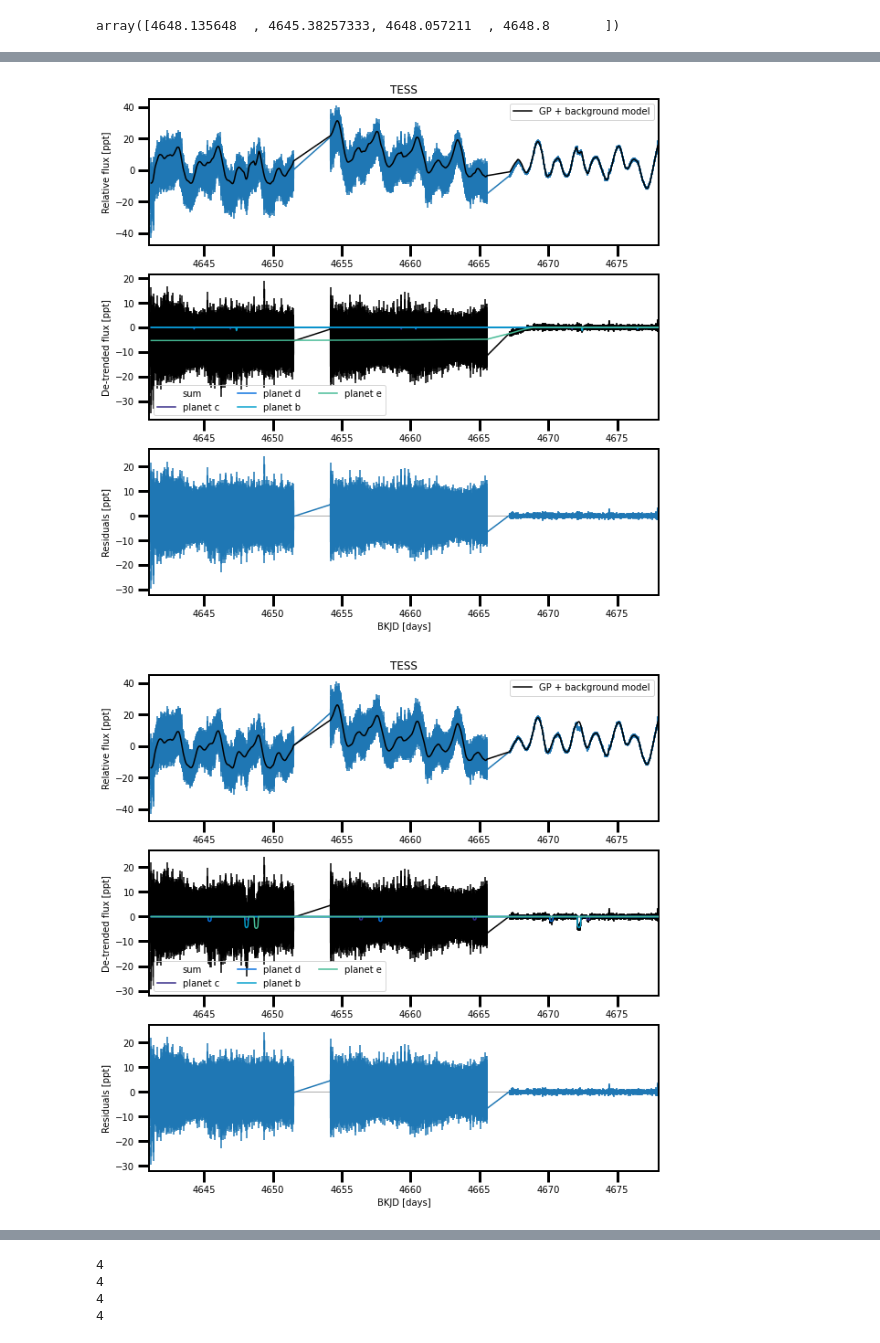
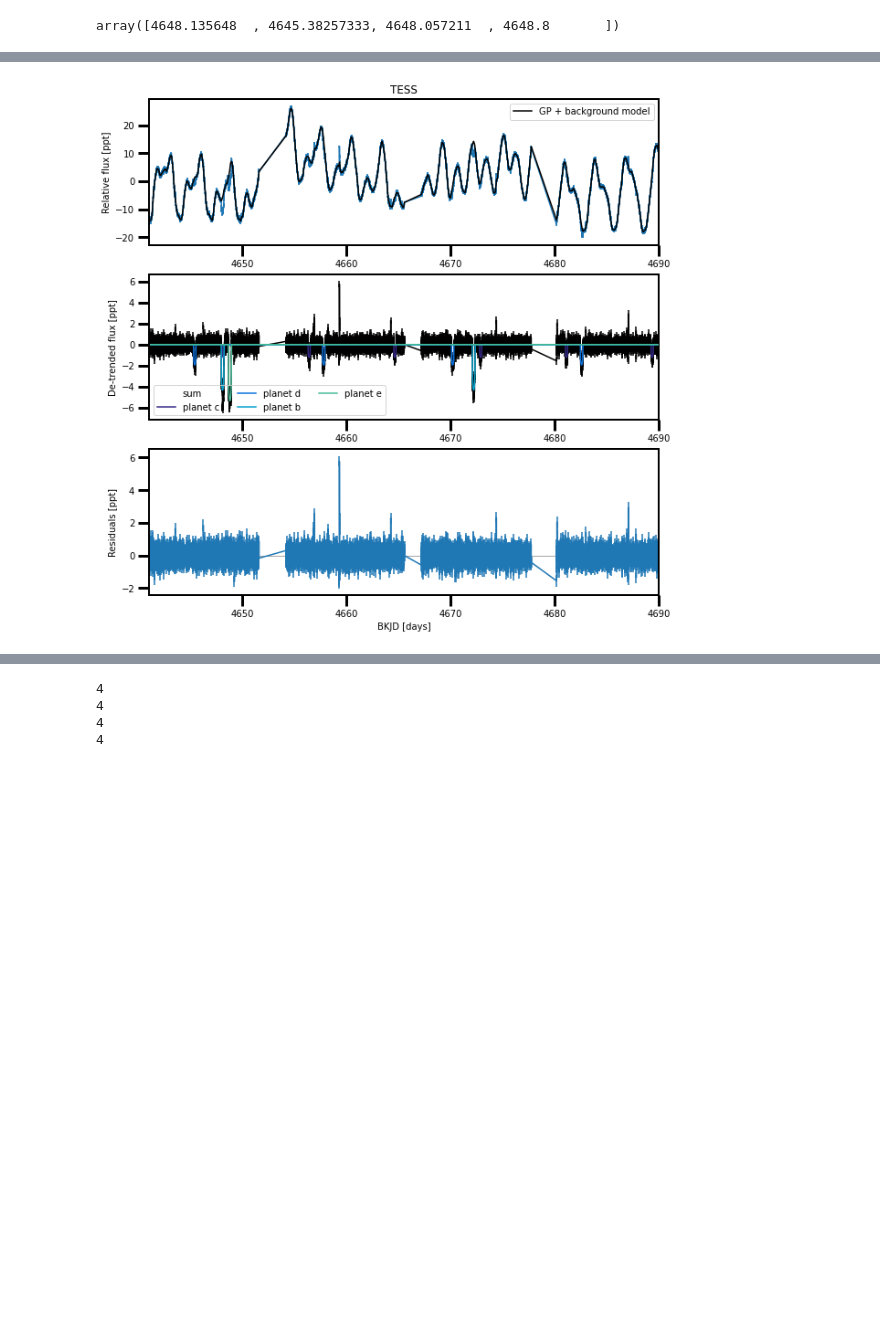
Before and after one commit to afeinstein20/v1298tau_tess, a Jupyter notebook: notebooks/TESS_V1298Tau.ipynb, the cells around one changed output, grey strips where cells are left out. Saved outputs shown, nothing was run; the diff lists cells and outputs as text; code cells hidden in the pictures; blank space fills up the shorter version.

```diff
--- a/notebooks/TESS_V1298Tau.ipynb
+++ b/notebooks/TESS_V1298Tau.ipynb
@@ -136,6 +126,6 @@ expected_transit_times = xo.orbits.ttv.compute_expected_transit_times(
 # %%
-nrows = 13
-xmin = int(tess_bkjd.min()) + 3*np.arange(nrows)
+nrows = 18
+xmin = int(x.min()) + 3*np.arange(nrows)
 
 fig,axes = plt.subplots(nrows=nrows, ncols=1, figsize=(10,4*nrows))
 
@@ -145,7 +135,7 @@ for n in range(nrows):
     for i,let in enumerate("cdbe"):
         ttimes = expected_transit_times[i]
         for j,_tt in enumerate(ttimes):
-            if (_tt>tess_bkjd.min()) & (_tt<tess_bkjd.max()):
+            if (_tt>x.min()) & (_tt<x.max()):
                 ax.axvline(_tt, color=tangerine[i], label=let)
                 ax.axvspan(_tt-0.5*t14s[i], _tt+0.5*t14s[i],
                            alpha=0.2, color=tangerine[i])
@@ -191,7 +181,7 @@ ett
 # %% [output]
 array([4648.135648  , 4645.38257333, 4648.057211  , 4648.8       ])
 # %%
-periods   = np.array([8.249147, 12.401369,  24.141445, 36.695032307689445])
+periods   = np.array([8.249147, 12.401369,  24.141445, 48.0])
 t0s       = np.round(ett,2)+0.0# #np.array([4648.14, 4645.4, 4648.1, 4648.8])
 rors      = np.array([0.0381, 0.0436, 0.0700, 0.0611])
 depths    = np.array(1e3*(rors**2))
@@ -206,10 +196,11 @@ m = (np.isfinite(x)) & (np.isfinite(y))# & (x<4651.5)
 
 x = np.ascontiguousarray(x[m], dtype=np.float64)
 y = np.ascontiguousarray(y[m], dtype=np.float64)
+yerr = np.ascontiguousarray(yerr[m], dtype=np.float64)
 
 # These arrays are used as the times/phases where the models are
 # evaluated at higher resolution for plotting purposes
 phase_lc = np.linspace(-0.3, 0.3, 100)
 
-plt.plot(x,y,'.')
+plt.errorbar(x,y,yerr=yerr, marker='.', linestyle='')
 # %% [output]
@@ -405,5 +408,9 @@ logp: -241397.53169873447 -> -238497.3369003756
 # %%
 yerr_tess = np.ascontiguousarray(map_soln0['yerr_tess'] + 0.0, dtype=np.float64)
+np.random.seed(123)
+yerr_tess = np.ascontiguousarray(np.random.normal(np.nanmedian(lk_43.flux_err.value),
+                                                  np.nanstd(lk_43.flux_err.value), len(x)),
+                                 dtype=np.float64)
 plt.errorbar(x,y,yerr=yerr_tess)
 # %% [output]
 <ErrorbarContainer object of 3 artists>
@@ -453,7 +460,7 @@ def depth_duration_model(ttvs=False):
                     pm.Normal(
                         "tts_{0}".format(i),
                         mu=expected_transit_times[i],
-                        sd=1.0, #Change this back to 0.1 to work
+                        sd=0.1, #Change this back to 0.1 to work
                         shape=len(expected_transit_times[i]),
                     )
                 )
@@ -630,5 +637,5 @@ logp: -238137.7378503609 -> -238071.80493984162
 # %%
-def plot_light_curve(soln, extras, xrange=[4641,4678], mask=None):
+def plot_light_curve(soln, extras, xrange=[4641,4690], mask=None):
 
 
     if mask is None:
@@ -650,35 +657,32 @@ def plot_light_curve(soln, extras, xrange=[4641,4678], mask=None):
     ax.errorbar(x[mask], y[mask] - gp_mod, yerr=yerr_tess,color='k')#soln["yerr_tess"])
 
     mod_sum = np.sum(extras["light_curves_tess"], axis=-1)
     ax.plot(x[mask], mod_sum, label="sum", color="w")
 
     for i, l in enumerate("cdbe"):
         mod = extras["light_curves_tess"][:, i]
         ax.plot(x[mask], mod, label="planet {0}".format(l), zorder=3,
                 color=tangerine[i])
 
 
 
     ax.legend(fontsize=10, loc=3, ncol=3)
     ax.set_ylabel("De-trended flux [ppt]")
 
 
     ax = axes[2]
     mod = gp_mod + np.sum(extras["light_curves_tess"], axis=-1)
     ax.errorbar(x[mask], y[mask] - mod, yerr=yerr_tess)#soln["yerr_tess"])
     ax.axhline(0, color="#aaaaaa", lw=1)
     ax.set_ylabel("Residuals [ppt]")
     ax.set_xlabel("BKJD [days]")
 
     for i in range(3):
         axes[i].set_xlim(xrange[0],xrange[1])
 
 
-    return fig
+    return fig, gp_mod
 
-
-_ = plot_light_curve(map_soln0, extras0)
 _ = plot_light_curve(map_soln1, extras1)
 # %% [output]
-[figure, old version]
+[figure, new version]
-[figure, removed]
```
Also changed, not shown: parts of 44 cells of this notebook, 5 other files.
